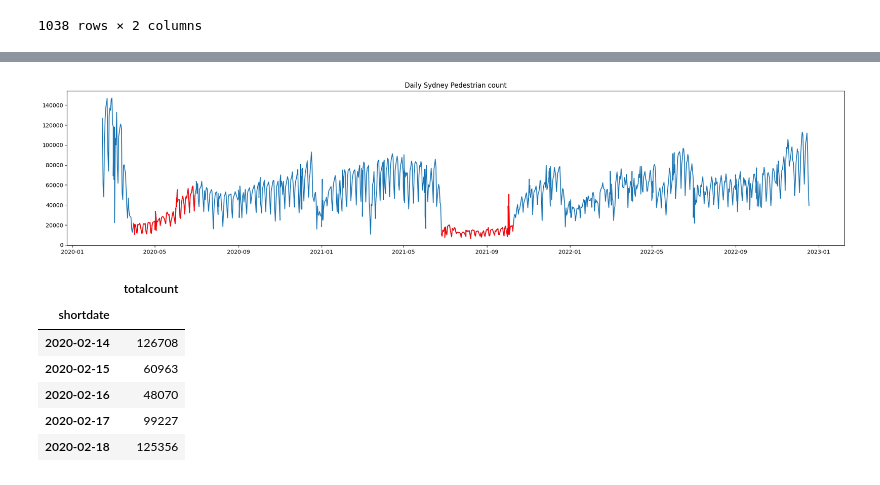
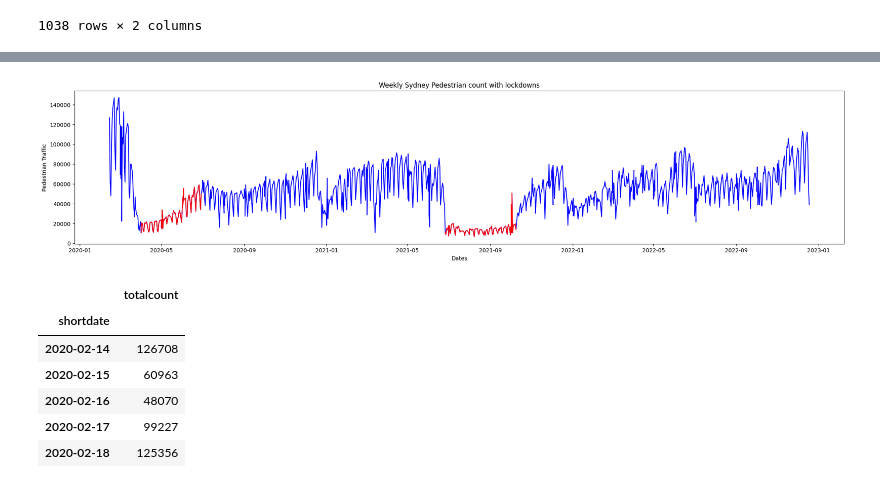
Before and after one commit to Gsirron/DataScience-sydney-pedestrians, a Jupyter notebook: Covid_activity.ipynb, the cells around one changed output, grey strips where cells are left out. Cells and saved outputs as stored; diff of their text form; code cells hidden in the pictures.

```diff
--- a/Covid_activity.ipynb
+++ b/Covid_activity.ipynb
@@ -146,28 +146,28 @@ plot_figure(x,y)
 # %%
 # From the Plot above you can see there are some events where the activity has reduced significantly by the lockdown dates
 # lockdown dates where from 31-3--20 to 1-7-20 and 23-8-21 to 11-10-21
 # get the dates
 lockdown1_dates = grouped_items[((grouped_items.shortdate > '2020-3-31') & (grouped_items.shortdate < '2020-7-1')) ]
 lockdown2_dates = grouped_items[(grouped_items.shortdate > '2021-6-25') & (grouped_items.shortdate < '2021-10-11')]
 # assign on the graph
 xa,ya = lockdown1_dates.shortdate,lockdown1_dates.totalcount
 xb,yb = lockdown2_dates.shortdate,lockdown2_dates.totalcount
 fig.clear()
 # new figure
 fig = plt.figure(figsize=(25,5))
 
 ax = fig.add_subplot(1,1,1)
-ax.set_title('Daily Sydney Pedestrian count with lockdowns')
+ax.set_title('Weekly Sydney Pedestrian count with lockdowns')
 ax.set_ylabel('Pedestrian Traffic')
 ax.set_xlabel('Dates')
 # plot inital
-ax.plot(x,y)
+ax.plot(x,y,color = 'blue')
 # plot lockdown dates
 ax.plot(xa,ya, color= 'red')
 ax.plot(xb,yb, color= 'red')
 plt.show()
 # %% [output]
-[figure, old version]
+[figure, new version]
 # %%
 #From the graph above you can see a lot of data lets try shorten it down
 #set index to short date
```
Also changed, not shown: parts of 3 cells of this notebook.
